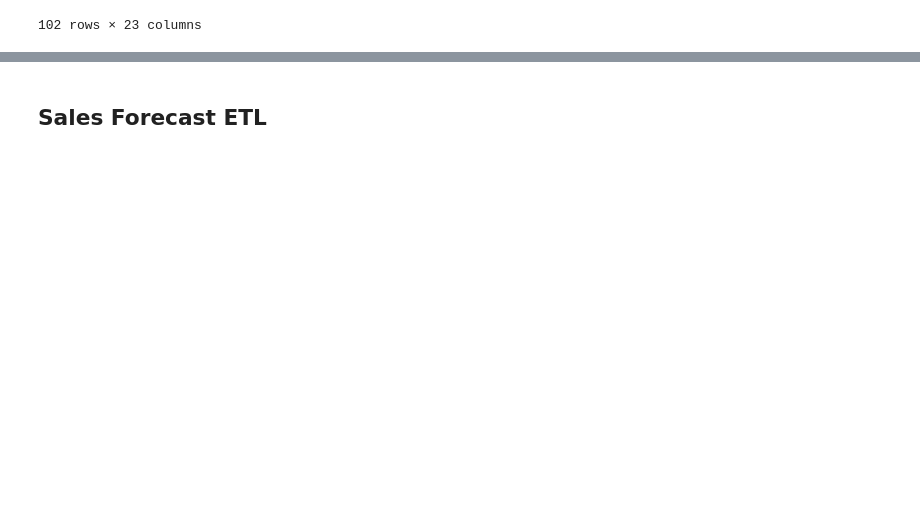
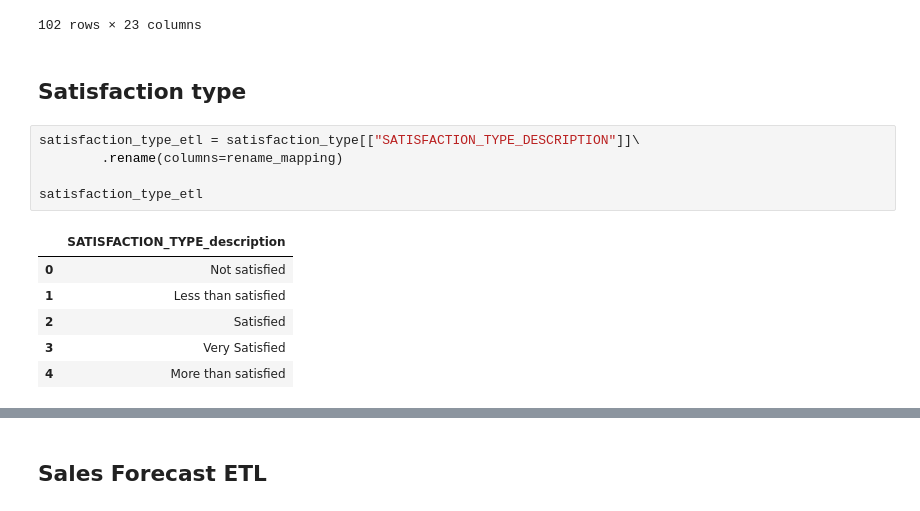
Before and after one commit to Vertcol/Datawarehouse, a Jupyter notebook: ETL.ipynb, the cells around one changed output, grey strips where cells are left out. Drawn from its saved outputs; the diff is of its cells as text; blank space fills up the shorter version.

```diff
--- a/ETL.ipynb
+++ b/ETL.ipynb
@@ -243,3 +245,17 @@ sales_staff_etl
 | 100 | 98 | Eduardo | Guimarães | Level 2 Sales Representative | +55 (11) 344-4444 | 1442 | ... |
 | 101 | 99 | Helena | Lindholm | Level 3 Sales Representative | +358(0)17 - 433 127 | 489 | ... |
 102 rows × 23 columns
+# %% [markdown]
+## Satisfaction type
+# %%
+satisfaction_type_etl = satisfaction_type[["SATISFACTION_TYPE_DESCRIPTION"]]\
+        .rename(columns=rename_mapping)
+
+satisfaction_type_etl
+# %% [output]
+|  | SATISFACTION_TYPE_description |
+| 0 | Not satisfied |
+| 1 | Less than satisfied |
+| 2 | Satisfied |
+| 3 | Very Satisfied |
+| 4 | More than satisfied |
```
Also changed, not shown: parts of 4 cells of this notebook.
